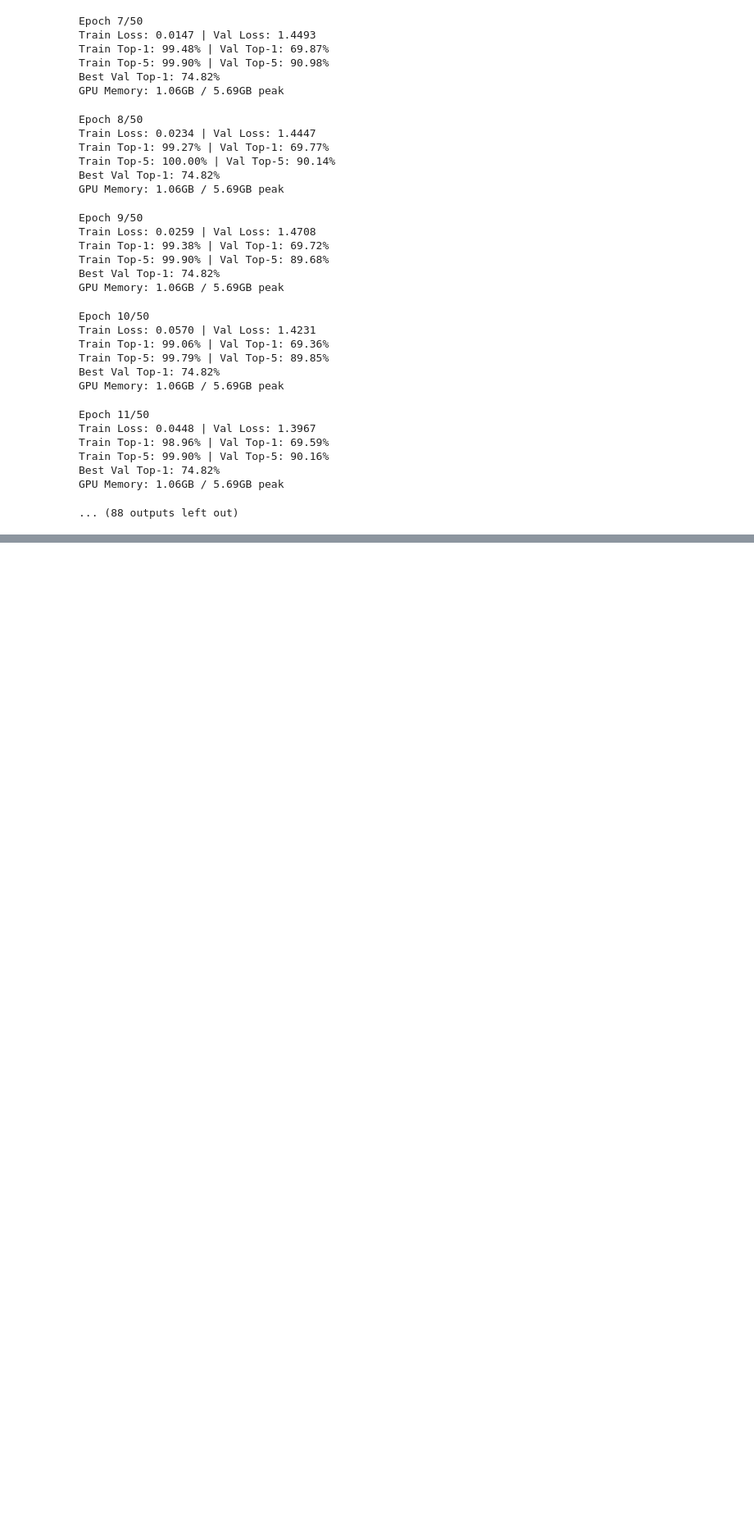
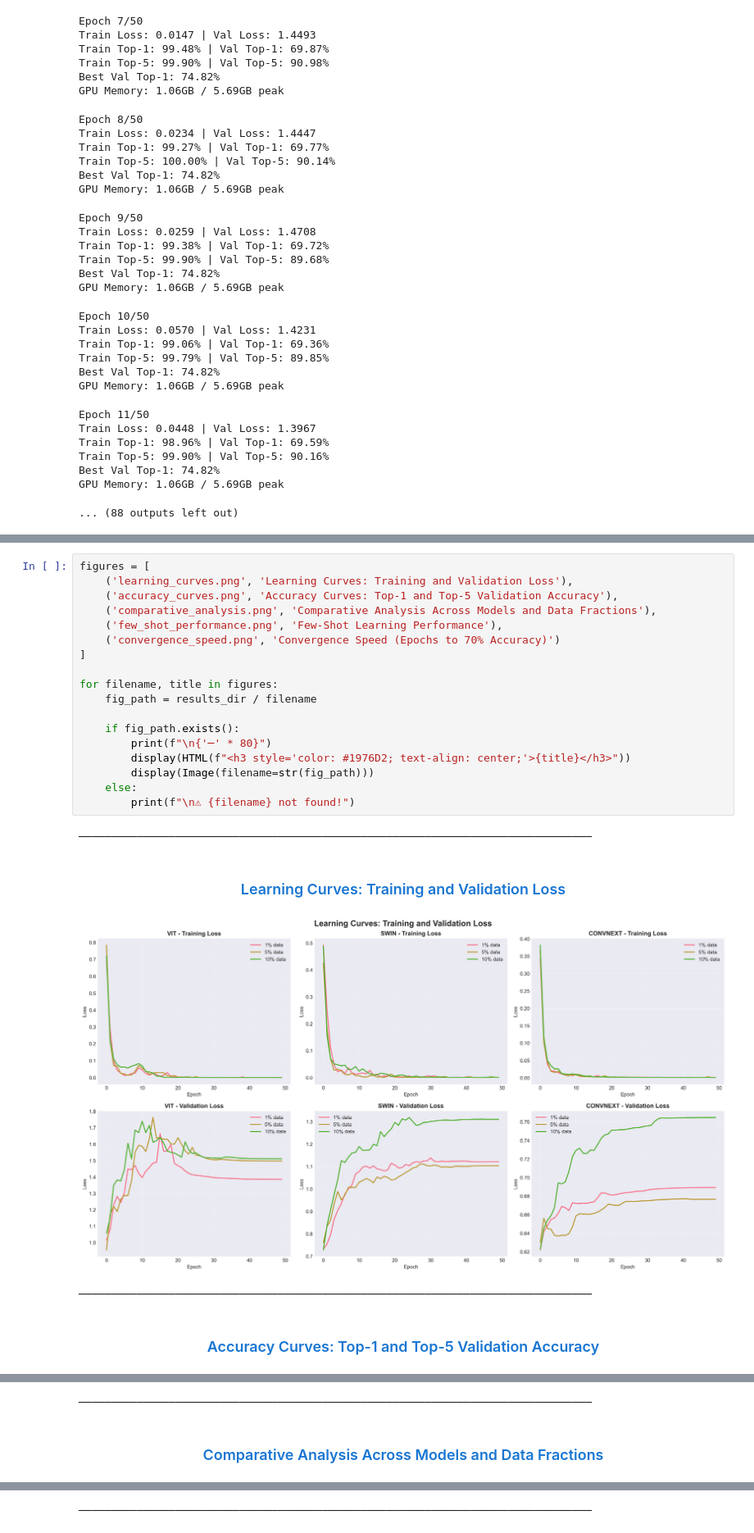
Before and after one commit to sat-yam-ln2/imagenet-vision-model-comparison, a Jupyter notebook: image_net_compare.ipynb, the cells around one changed output, grey strips where cells are left out. Shown at 82% size. Cells and saved outputs as stored; diff of their text form; blank space fills up the shorter version.

Commit message:
updated the visualization

```diff
--- a/image_net_compare.ipynb
+++ b/image_net_compare.ipynb
@@ -1148,0 +1204,24 @@ GPU Memory: 1.06GB / 5.69GB peak
+# %%
+figures = [
+    ('learning_curves.png', 'Learning Curves: Training and Validation Loss'),
+    ('accuracy_curves.png', 'Accuracy Curves: Top-1 and Top-5 Validation Accuracy'),
+    ('comparative_analysis.png', 'Comparative Analysis Across Models and Data Fractions'),
+    ('few_shot_performance.png', 'Few-Shot Learning Performance'),
+    ('convergence_speed.png', 'Convergence Speed (Epochs to 70% Accuracy)')
+]
+
+for filename, title in figures:
+    fig_path = results_dir / filename
+
+    if fig_path.exists():
+        print(f"\n{'─' * 80}")
+        display(HTML(f"<h3 style='color: #1976D2; text-align: center;'>{title}</h3>"))
+        display(Image(filename=str(fig_path)))
+    else:
+        print(f"\n⚠ {filename} not found!")
+# %% [output]
+────────────────────────────────────────────────────────────────────────────────
+Learning Curves: Training and Validation Loss
+[figure, added]
+────────────────────────────────────────────────────────────────────────────────
+Accuracy Curves: Top-1 and Top-5 Validation Accuracy
@@ -1148,0 +1229,2 @@ GPU Memory: 1.06GB / 5.69GB peak
+────────────────────────────────────────────────────────────────────────────────
+Comparative Analysis Across Models and Data Fractions
@@ -1148,0 +1232 @@ GPU Memory: 1.06GB / 5.69GB peak
+────────────────────────────────────────────────────────────────────────────────
```
Also changed, not shown: parts of 5 cells of this notebook.
